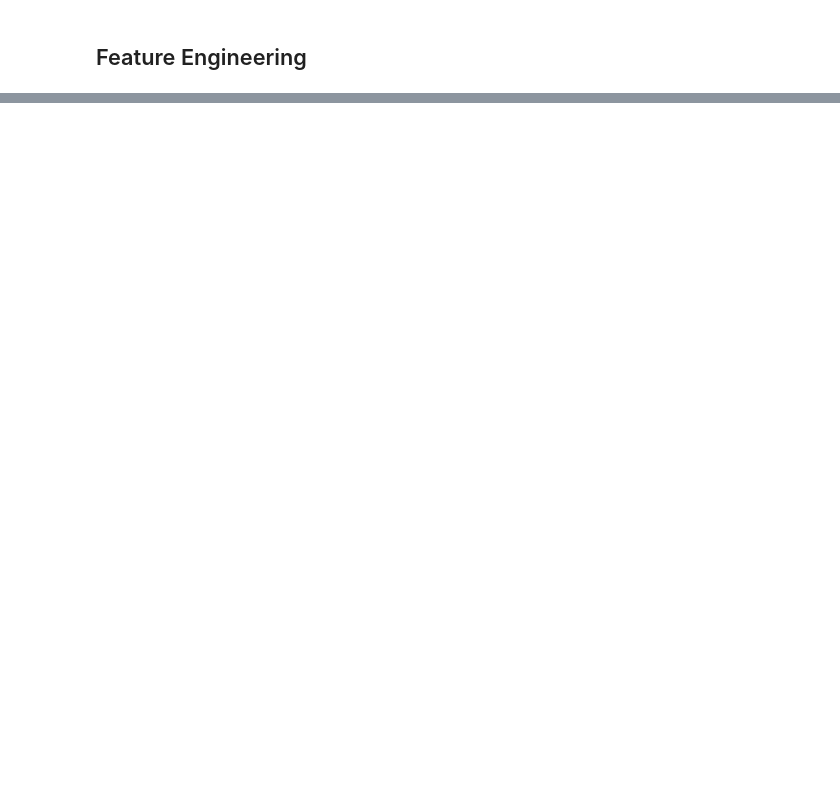
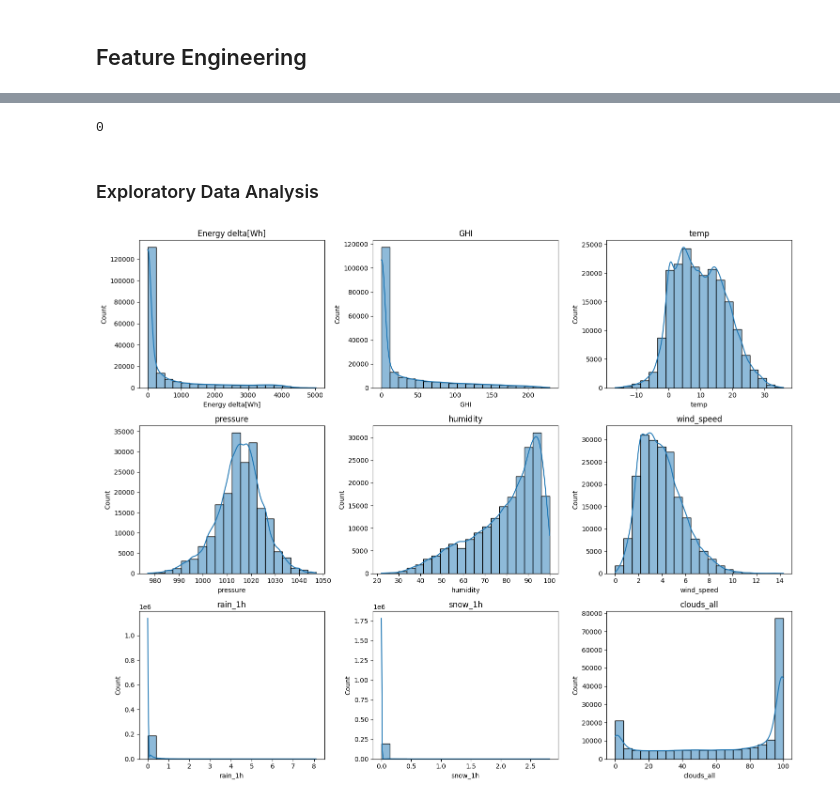
Before and after one commit to KaraniAbdellah/Solar_Energy_Prediction, a Jupyter notebook: explore_renewable_dataset.ipynb, the cells around one changed output, grey strips where cells are left out. Drawn from its saved outputs; the diff is of its cells as text; code cells hidden in the pictures; blank space fills up the shorter version.

```diff
--- a/explore_renewable_dataset.ipynb
+++ b/explore_renewable_dataset.ipynb
@@ -91,3 +99,0 @@ df.head(2)
-# %%
-# Correlation Between Varaible
-df = df.drop(["Time"], axis=1)
@@ -96,5 +99,0 @@ df.corr()
-# %%
-# Visual the Correlation
-sns.heatmap(df.corr(), annot=True)
-plt.rcParams["figure.figsize"] = (12, 10)
-plt.show()
@@ -134,0 +151,36 @@ plt.show()
+# %%
+# Remove Duplicates - Duplicates Rows
+'''
+    - No Duplicates Rows
+'''
+print(sum(np.array(df.duplicated())))
+# %% [output]
+0
+# %% [markdown]
+### Exploratory Data Analysis
+# %%
+# Check Feature distributions - With Histogram - With Kernel Density Estimate (KDE)
+'''
+    - Energy: Right Skewness - Root Square Transformation
+    - GHI: Right Skewness - Root Square Transformation
+    - temp: Normal Skweness
+    - pressure: Normal Skweness
+    - humidity: Left Skweness  - Square Transformation
+    - wind_speed: Right Skewness - Root Square Transformation
+    - rain_1- Why:
+        - Detect multicollinearity [problem for RLM]
+        - h, snow_1h, clouds_all - Log Transformation
+'''
+
+cols = df.select_dtypes(include='number').columns
+fig, axes = plt.subplots(3, 3, figsize=(15, 12))
+axes = axes.flatten()
+
+for ax, col in zip(axes, cols):
+    sns.histplot(df[col], kde=True, bins=20, ax=ax)
+    ax.set_title(col)
+
+plt.tight_layout()
+plt.show()
+# %% [output]
+[figure, added]
```
Also changed, not shown: parts of 47 cells of this notebook.
